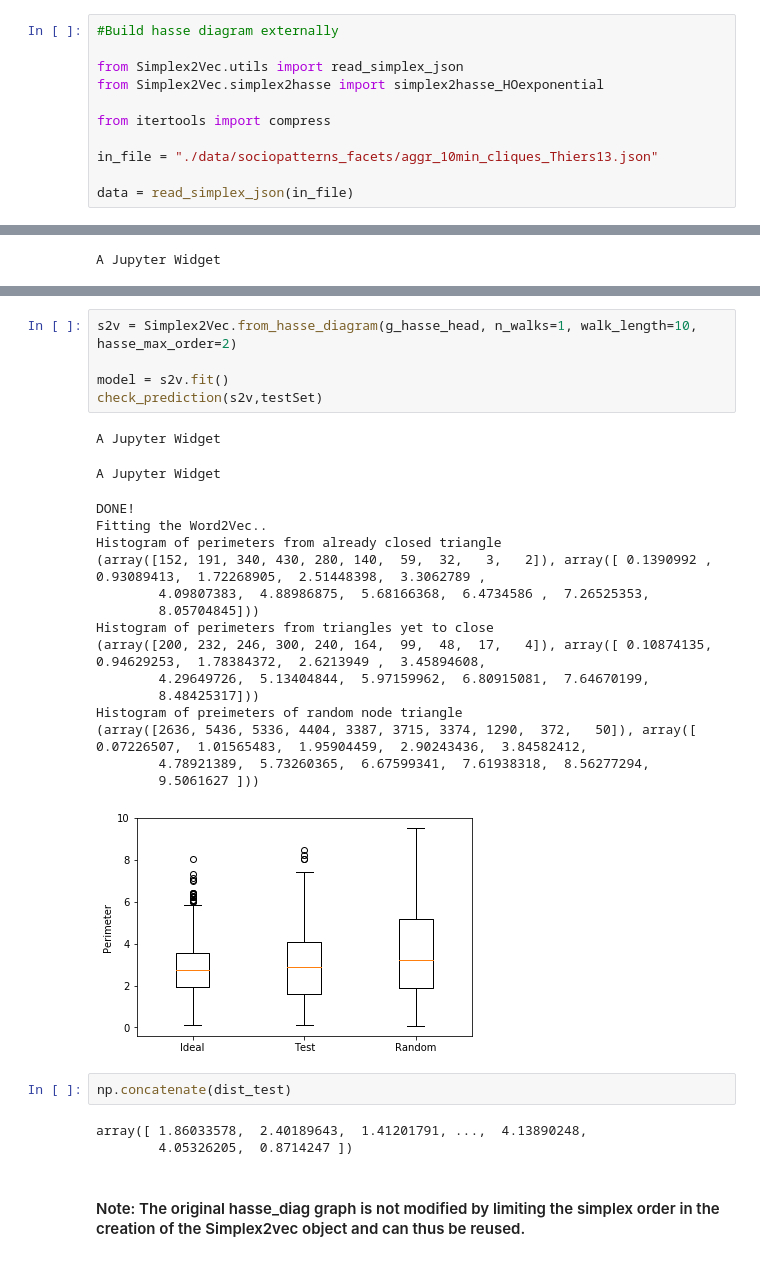
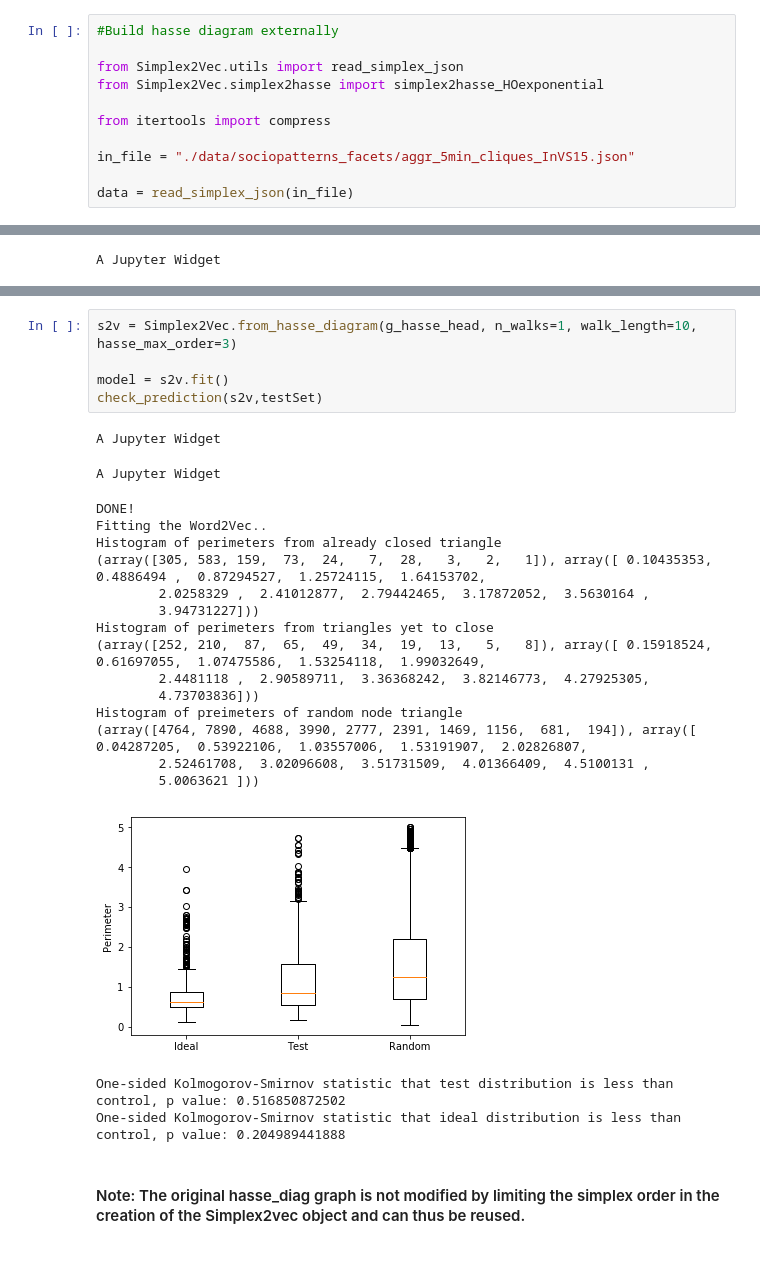
Before and after one commit to lordgrilo/Simplex2Vec, a Jupyter notebook: S2V_USAGE.ipynb, the cells around one changed output, grey strips where cells are left out. Cells and saved outputs as stored; diff of their text form.

Commit message:
Revised statistics

```diff
--- a/S2V_USAGE.ipynb
+++ b/S2V_USAGE.ipynb
@@ -108,7 +110,7 @@ from Simplex2Vec.simplex2hasse import simplex2hasse_HOexponential
 
 from itertools import compress
 
-in_file = "./data/sociopatterns_facets/aggr_10min_cliques_Thiers13.json"
+in_file = "./data/sociopatterns_facets/aggr_5min_cliques_InVS15.json"
 
 data = read_simplex_json(in_file)
 # %%
@@ -169,31 +177,28 @@ Histogram of preimeters of random node triangle
 # %%
-s2v = Simplex2Vec.from_hasse_diagram(g_hasse_head, n_walks=1, walk_length=10, hasse_max_order=2)
+s2v = Simplex2Vec.from_hasse_diagram(g_hasse_head, n_walks=1, walk_length=10, hasse_max_order=3)
 
 model = s2v.fit()
 check_prediction(s2v,testSet)
 # %% [output]
 A Jupyter Widget
 A Jupyter Widget
 DONE!
 Fitting the Word2Vec..
 Histogram of perimeters from already closed triangle
-(array([152, 191, 340, 430, 280, 140,  59,  32,   3,   2]), array([ 0.1390992 ,  0.93089413,  1.72268905,  2.51448398,  3.3062789 ,
-        4.09807383,  4.88986875,  5.68166368,  6.4734586 ,  7.26525353,
-        8.05704845]))
+(array([305, 583, 159,  73,  24,   7,  28,   3,   2,   1]), array([ 0.10435353,  0.4886494 ,  0.87294527,  1.25724115,  1.64153702,
+        2.0258329 ,  2.41012877,  2.79442465,  3.17872052,  3.5630164 ,
+        3.94731227]))
 Histogram of perimeters from triangles yet to close
-(array([200, 232, 246, 300, 240, 164,  99,  48,  17,   4]), array([ 0.10874135,  0.94629253,  1.78384372,  2.6213949 ,  3.45894608,
-        4.29649726,  5.13404844,  5.97159962,  6.80915081,  7.64670199,
-        8.48425317]))
+(array([252, 210,  87,  65,  49,  34,  19,  13,   5,   8]), array([ 0.15918524,  0.61697055,  1.07475586,  1.53254118,  1.99032649,
+        2.4481118 ,  2.90589711,  3.36368242,  3.82146773,  4.27925305,
+        4.73703836]))
 Histogram of preimeters of random node triangle
-(array([2636, 5436, 5336, 4404, 3387, 3715, 3374, 1290,  372,   50]), array([ 0.07226507,  1.01565483,  1.95904459,  2.90243436,  3.84582412,
-        4.78921389,  5.73260365,  6.67599341,  7.61938318,  8.56277294,
-        9.5061627 ]))
+(array([4764, 7890, 4688, 3990, 2777, 2391, 1469, 1156,  681,  194]), array([ 0.04287205,  0.53922106,  1.03557006,  1.53191907,  2.02826807,
+        2.52461708,  3.02096608,  3.51731509,  4.01366409,  4.5100131 ,
+        5.0063621 ]))
-[figure, old version]
+[figure, new version]
+One-sided Kolmogorov-Smirnov statistic that test distribution is less than control, p value: 0.516850872502
+One-sided Kolmogorov-Smirnov statistic that ideal distribution is less than control, p value: 0.204989441888
-# %%
-np.concatenate(dist_test)
-# %% [output]
-array([ 1.86033578,  2.40189643,  1.41201791, ...,  4.13890248,
-        4.05326205,  0.8714247 ])
 # %% [markdown]
 #### Note: The original hasse_diag graph is not modified by limiting the simplex order in the creation of the Simplex2vec object and can thus be reused.
 # %% [markdown]
```
Also changed, not shown: parts of 5 cells of this notebook.
